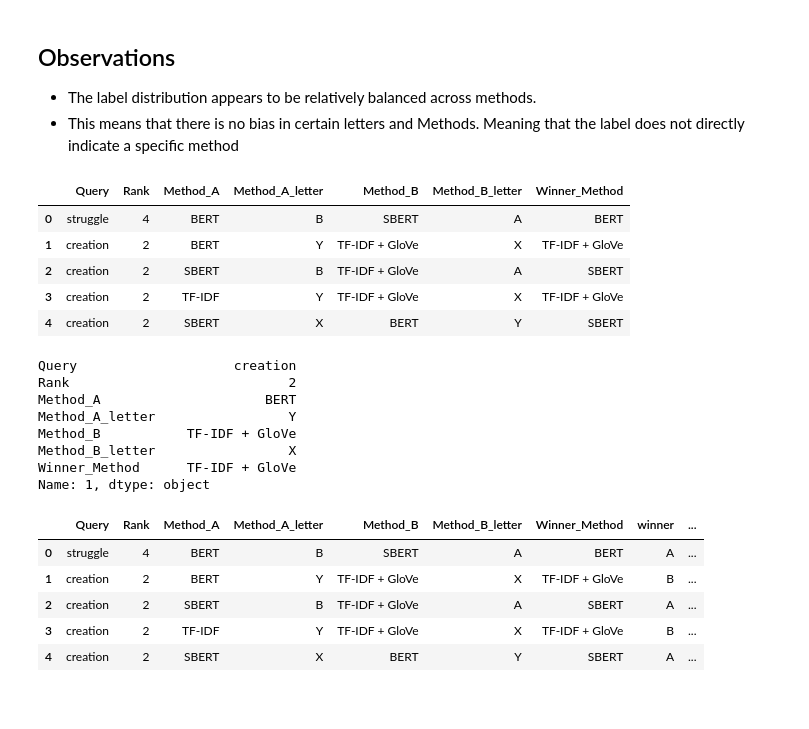
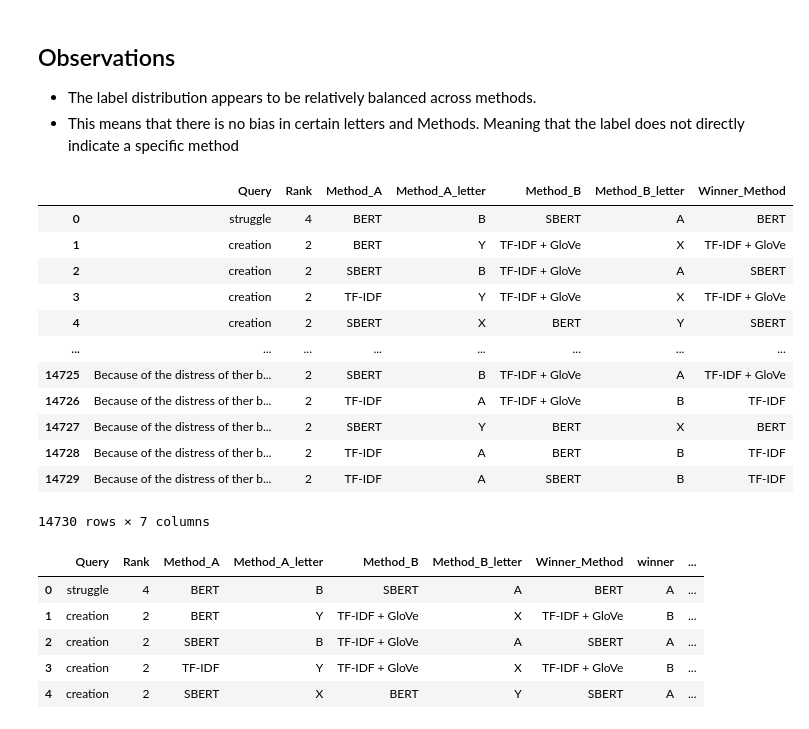
Before and after one commit to cwc09262/psalms-nlp-research, a Jupyter notebook: query_compare/llm_scoring/new_full/llm_results_eval.ipynb, the cells around one changed output. Saved outputs shown, nothing was run; the diff lists cells and outputs as text; code cells hidden in the pictures; blank space fills up the shorter version.

```diff
--- a/query_compare/llm_scoring/new_full/llm_results_eval.ipynb
+++ b/query_compare/llm_scoring/new_full/llm_results_eval.ipynb
@@ -316,8 +557,6 @@ pd.crosstab(comparisons["Method_A"], comparisons["Method_A_letter"])
 | SBERT | 926 | 907 | 949 | 863 |
 | TF-IDF | 965 | 898 | 904 | 899 |
 | TF-IDF + GloVe | 864 | 891 | 881 | 838 |
-# %%
-comparisons = comparisons.loc[:, ~comparisons.columns.duplicated()]
 # %%
 method_letter_counts = pd.crosstab(
     comparisons["Method_A"],
@@ -407,23 +646,19 @@ plt.show()
 * The label distribution appears to be relatively balanced across methods.
 * This means that there is no bias in certain letters and Methods. Meaning that the label does not directly indicate a specific method
 # %%
-comparisons.head()
+comparisons
 # %% [output]
 |  | Query | Rank | Method_A | Method_A_letter | Method_B | Method_B_letter | Winner_Method |
 | 0 | struggle | 4 | BERT | B | SBERT | A | BERT |
 | 1 | creation | 2 | BERT | Y | TF-IDF + GloVe | X | TF-IDF + GloVe |
 | 2 | creation | 2 | SBERT | B | TF-IDF + GloVe | A | SBERT |
 | 3 | creation | 2 | TF-IDF | Y | TF-IDF + GloVe | X | TF-IDF + GloVe |
 | 4 | creation | 2 | SBERT | X | BERT | Y | SBERT |
+| ... | ... | ... | ... | ... | ... | ... | ... |
+| 14725 | Because of the distress of ther b... | 2 | SBERT | B | TF-IDF + GloVe | A | TF-IDF + GloVe |
+| 14726 | Because of the distress of ther b... | 2 | TF-IDF | A | TF-IDF + GloVe | B | TF-IDF |
+| 14727 | Because of the distress of ther b... | 2 | SBERT | Y | BERT | X | BERT |
+| 14728 | Because of the distress of ther b... | 2 | TF-IDF | A | BERT | B | TF-IDF |
+| 14729 | Because of the distress of ther b... | 2 | TF-IDF | A | SBERT | B | TF-IDF |
+14730 rows × 7 columns
-# %%
-comparisons.iloc[1]
-# %% [output]
-Query                    creation
-Rank                            2
-Method_A                     BERT
-Method_A_letter                 Y
-Method_B           TF-IDF + GloVe
-Method_B_letter                 X
-Winner_Method      TF-IDF + GloVe
-Name: 1, dtype: object
 # %%
```
Also changed, not shown: parts of 80 cells of this notebook.
